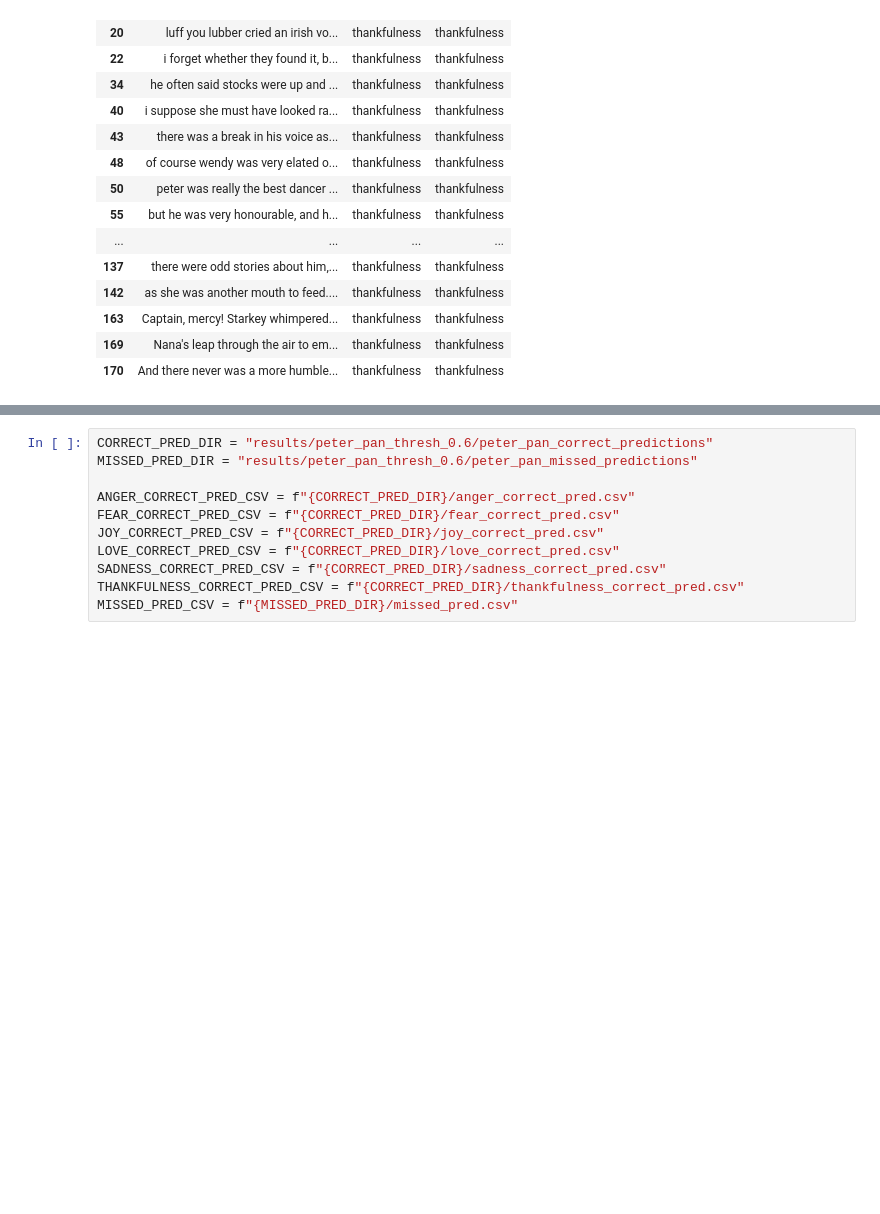
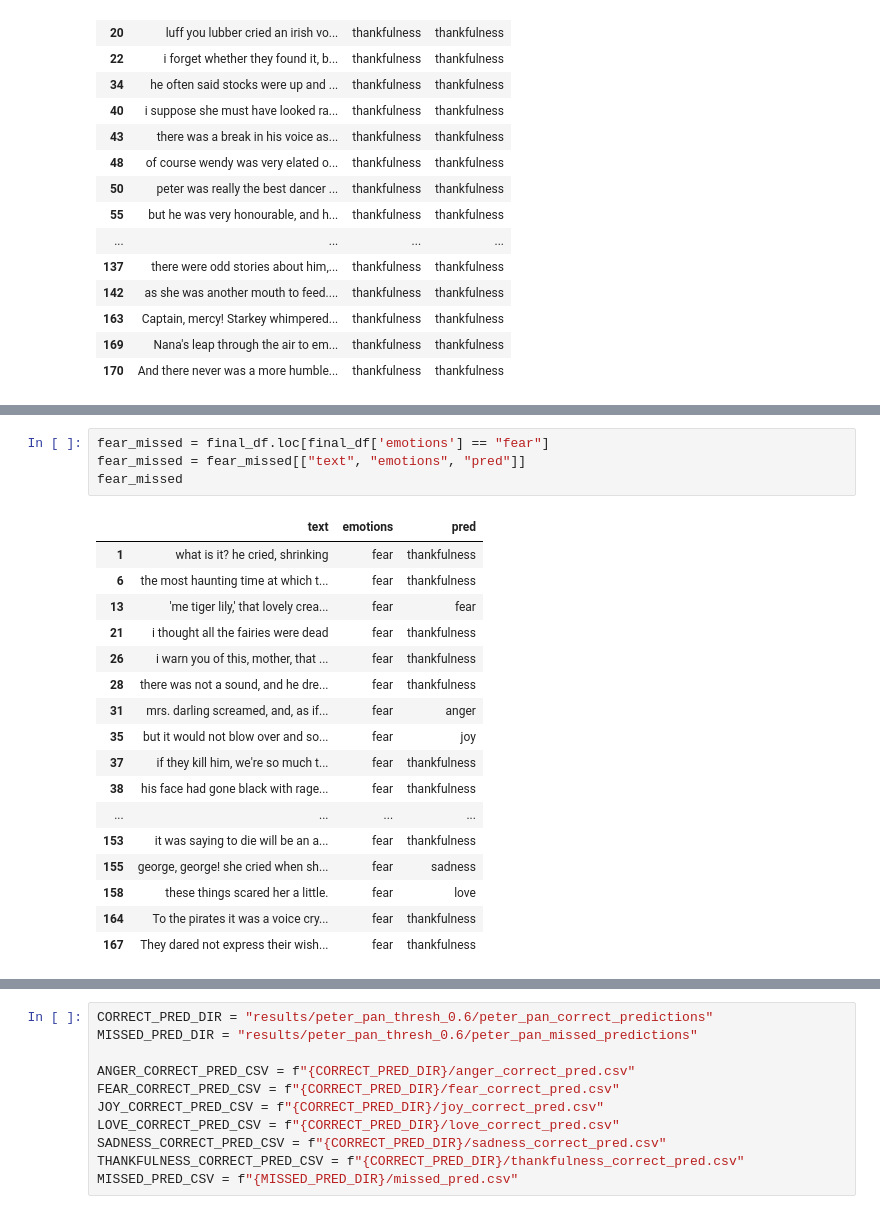
Before and after one commit to vinitshah24/Emotions-Detection-Text-RNN, a Jupyter notebook: peter_pan_emotions_thres_0.6.ipynb, the cells around one changed output, grey strips where cells are left out. Saved outputs shown, nothing was run; the diff lists cells and outputs as text; blank space fills up the shorter version.

```diff
--- a/peter_pan_emotions_thres_0.6.ipynb
+++ b/peter_pan_emotions_thres_0.6.ipynb
@@ -474,0 +490,22 @@ missed
+# %%
+fear_missed = final_df.loc[final_df['emotions'] == "fear"]
+fear_missed = fear_missed[["text", "emotions", "pred"]]
+fear_missed
+# %% [output]
+|  | text | emotions | pred |
+| 1 | what is it? he cried, shrinking | fear | thankfulness |
+| 6 | the most haunting time at which t... | fear | thankfulness |
+| 13 | 'me tiger lily,' that lovely crea... | fear | fear |
+| 21 | i thought all the fairies were dead | fear | thankfulness |
+| 26 | i warn you of this, mother, that ... | fear | thankfulness |
+| 28 | there was not a sound, and he dre... | fear | thankfulness |
+| 31 | mrs. darling screamed, and, as if... | fear | anger |
+| 35 | but it would not blow over and so... | fear | joy |
+| 37 | if they kill him, we're so much t... | fear | thankfulness |
+| 38 | his face had gone black with rage... | fear | thankfulness |
+| ... | ... | ... | ... |
+| 153 | it was saying to die will be an a... | fear | thankfulness |
+| 155 | george, george! she cried when sh... | fear | sadness |
+| 158 | these things scared her a little. | fear | love |
+| 164 | To the pirates it was a voice cry... | fear | thankfulness |
+| 167 | They dared not express their wish... | fear | thankfulness |
```
Also changed, not shown: parts of 8 cells of this notebook, 2 other files.
